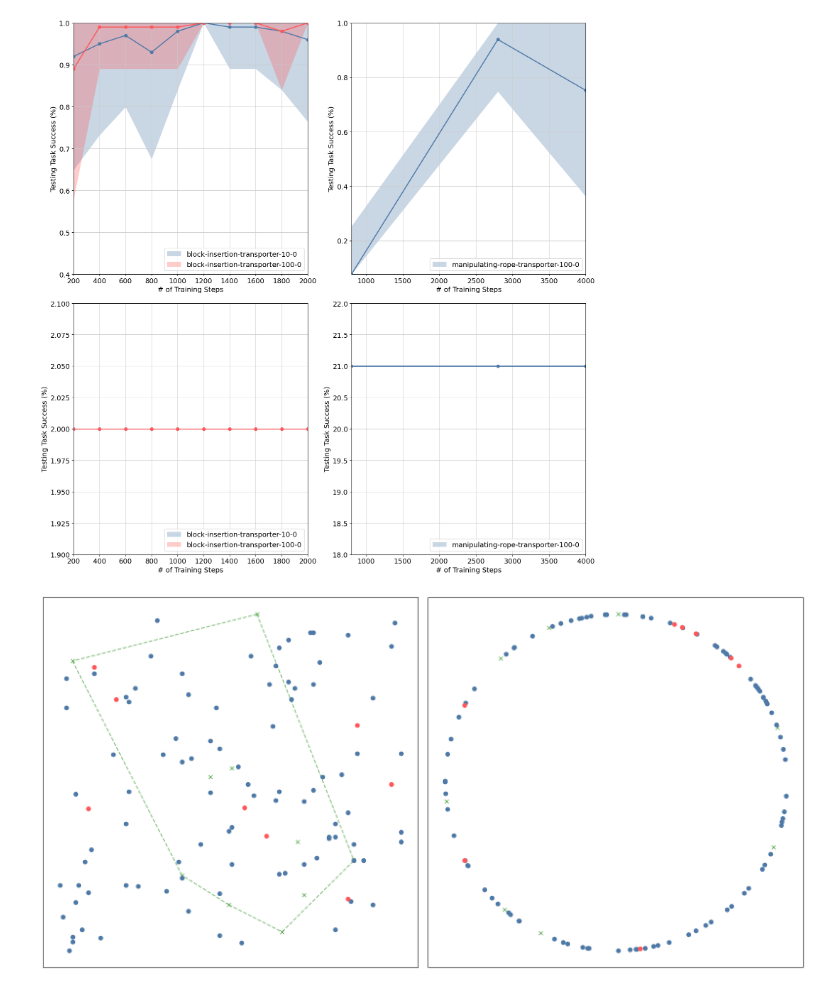
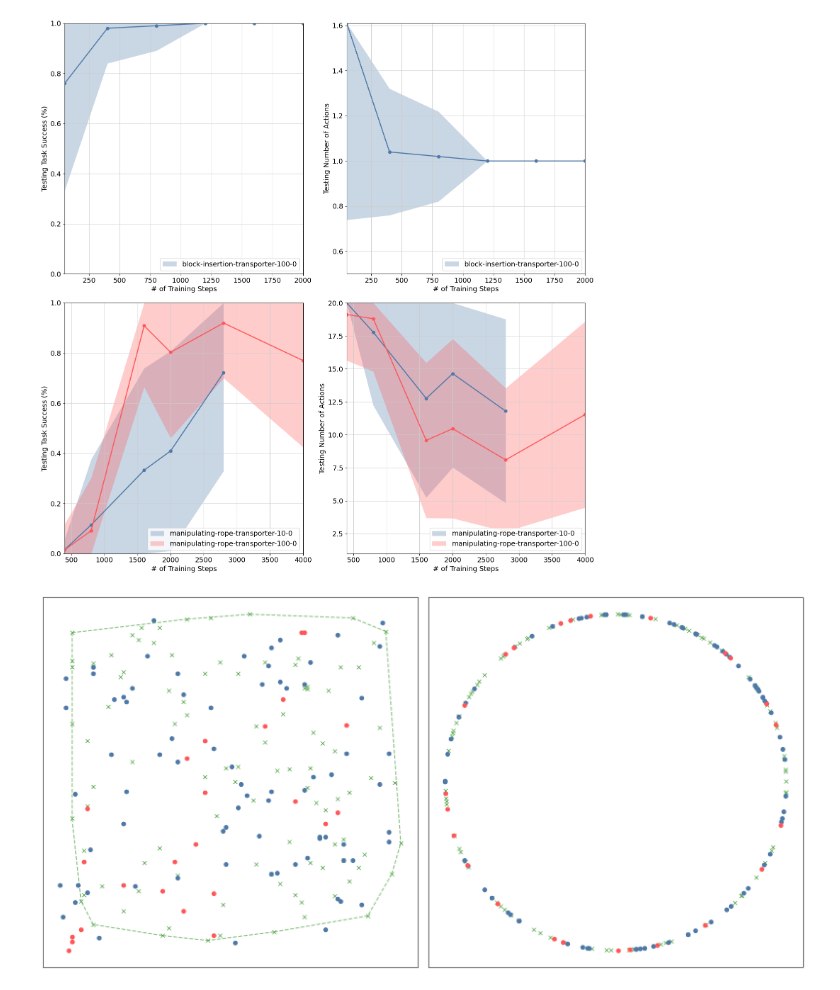
Before and after one commit to MatiasEtcheve/RECVIS-transporter-networks, a Jupyter notebook: training_visualisation.ipynb, the cells around one changed output. Saved outputs shown, nothing was run; the diff lists cells and outputs as text; code cells hidden in the pictures.

Commit message:
visualisation #actions and success

```diff
--- a/training_visualisation.ipynb
+++ b/training_visualisation.ipynb
@@ -167,15 +167,15 @@ def compute_score_per_step(path_to_predictions, name):
             data = pickle.load(open(fname, "rb"))
             rewards = []
             actions = []
-            for reward, action in data:
+            for reward, nb_actions, _ in data:
                 rewards.append(reward)
-                actions.append(len(action))
+                actions.append(nb_actions)
             score = np.mean(rewards)
             std = np.std(rewards)
             curve["score"].append((n_steps, score, std))
 
             nb_action = np.mean(actions)
-            std = np.std(nb_action)
+            std = np.std(actions)
             curve["nb_action"].append((n_steps, nb_action, std))
 
         curve["score"].sort()
@@ -185,64 +185,67 @@ def compute_score_per_step(path_to_predictions, name):
 task = "block-insertion"
 agent = "transporter"
 train_run = 0
 logs = {"score": {}, "nb_action": {}}
 
 np.random.seed(train_run)
 tf.random.set_seed(train_run)
 
 fig, axs = plt.subplots(2, 2, figsize=(16, 16))
-ylabel = "Testing Task Success (%)"
+ylabel_score = "Testing Task Success (%)"
+ylabel_nb_action = "Testing Number of Actions"
 xlabel = "# of Training Steps"
+
+
+for n_demos in [100]:
+    path_to_predictions = f"predictions/{task}-{agent}-{n_demos}-{train_run}/"
+    name = f"{task}-{agent}-{n_demos}-{train_run}"
+
+    # Load and print results to console.
+    curve = compute_score_per_step(path_to_predictions, name)
+    # Plot results over training steps.
+    logs["score"][name] = (
+        curve["score"][:, 0],
+        curve["score"][:, 1],
+        curve["score"][:, 2],
+    )
+    logs["nb_action"][name] = (
+        curve["nb_action"][:, 0],
+        curve["nb_action"][:, 1],
+        curve["nb_action"][:, 2],
+    )
+plot_success(ylabel_score, xlabel, data=logs["score"], ax=axs[0, 0], ylim=[0, 1], xlim=[0, 2000])
+plot_success(ylabel_nb_action, xlabel, data=logs["nb_action"], ax=axs[0, 1], ylim=[0.5, 1.5], xlim=[0, 2000])
+
+task = "manipulating-rope"
+logs = {"score": {}, "nb_action": {}}
 
 for n_demos in [10, 100]:
     path_to_predictions = f"predictions/{task}-{agent}-{n_demos}-{train_run}/"
     name = f"{task}-{agent}-{n_demos}-{train_run}"
 
     # Load and print results to console.
     curve = compute_score_per_step(path_to_predictions, name)
     # Plot results over training steps.
     logs["score"][name] = (
         curve["score"][:, 0],
         curve["score"][:, 1],
         curve["score"][:, 2],
     )
     logs["nb_action"][name] = (
         curve["nb_action"][:, 0],
         curve["nb_action"][:, 1],
         curve["nb_action"][:, 2],
     )
-plot_success(ylabel, xlabel, data=logs["score"], ax=axs[0, 0], ylim=[0.4, 1], xlim=[0, 1000])
-plot_success(ylabel, xlabel, data=logs["nb_action"], ax=axs[1, 0], xlim=[0, 1000])
 
-task = "manipulating-rope"
-logs = {"score": {}, "nb_action": {}}
-n_demos = 100
-path_to_predictions = f"predictions/{task}-{agent}-{n_demos}-{train_run}/"
-name = f"{task}-{agent}-{n_demos}-{train_run}"
-
-# Load and print results to console.
-curve = compute_score_per_step(path_to_predictions, name)
-# Plot results over training steps.
-logs["score"][name] = (
-    curve["score"][:, 0],
-    curve["score"][:, 1],
-    curve["score"][:, 2],
-)
-logs["nb_action"][name] = (
-    curve["nb_action"][:, 0],
-    curve["nb_action"][:, 1],
-    curve["nb_action"][:, 2],
-)
-
-plot_success(ylabel, xlabel, data=logs["score"], ax=axs[0, 1], ylim=[0.4, 1])
-plot_success(ylabel, xlabel, data=logs["nb_action"], ax=axs[1, 1], ylim=[18, 22])
+plot_success(ylabel_score, xlabel, data=logs["score"], ax=axs[1, 0], ylim=[0, 1])
+plot_success(ylabel_nb_action, xlabel, data=logs["nb_action"], ax=axs[1, 1])
 # %% [output]
-[figure, old version]
+[figure, new version]
 # %%
 task = "block-insertion"
 agent = "transporter"
 train_run = 0
-n_demos = 10
+n_demos = 100
 
 np.random.seed(train_run)
 tf.random.set_seed(train_run)
@@ -254,7 +257,7 @@ data = pickle.load(
     open(
         os.path.join(
             f"predictions/{task}-{agent}-{n_demos}-{train_run}/",
-            f"{task}-{agent}-{n_demos}-{train_run}-200.pkl",
+            f"{task}-{agent}-{n_demos}-{train_run}-50.pkl",
         ),
         "rb",
     )
@@ -272,9 +275,9 @@ for episode in episodes:
     place_orientations[-1].append(p.getEulerFromQuaternion(info[0][6][1]))
 
 for episode_info in data:
-    place_positions[episode_info[0]].append(episode_info[1][6][0])
+    place_positions[episode_info[0]].append(episode_info[2][-1][6][0])
     place_orientations[episode_info[0]].append(
-        p.getEulerFromQuaternion(episode_info[1][6][1])
+        p.getEulerFromQuaternion(episode_info[2][-1][6][1])
     )
 
 place_positions = {k: np.array(v)[:, :2] for k, v in place_positions.items()}
@@ -284,4 +287,4 @@ fig, axs = plt.subplots(1, 2, figsize=(16, 8))
 plot_points(axs[0], place_positions, draw_convex=True)
 plot_orientations(axs[1], place_orientations)
 # %% [output]
-[figure, old version]
+[figure, new version]
```
Also changed, not shown: parts of 3 cells of this notebook.
